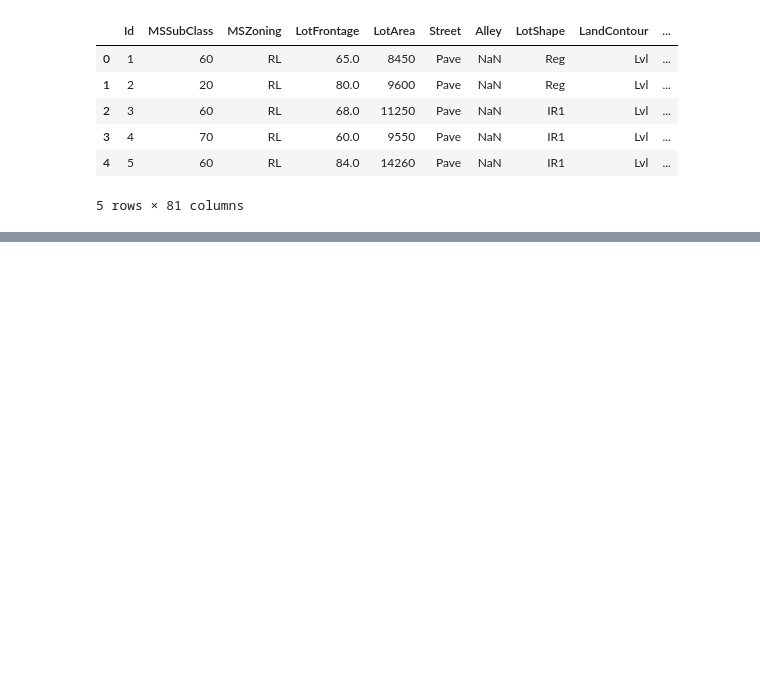
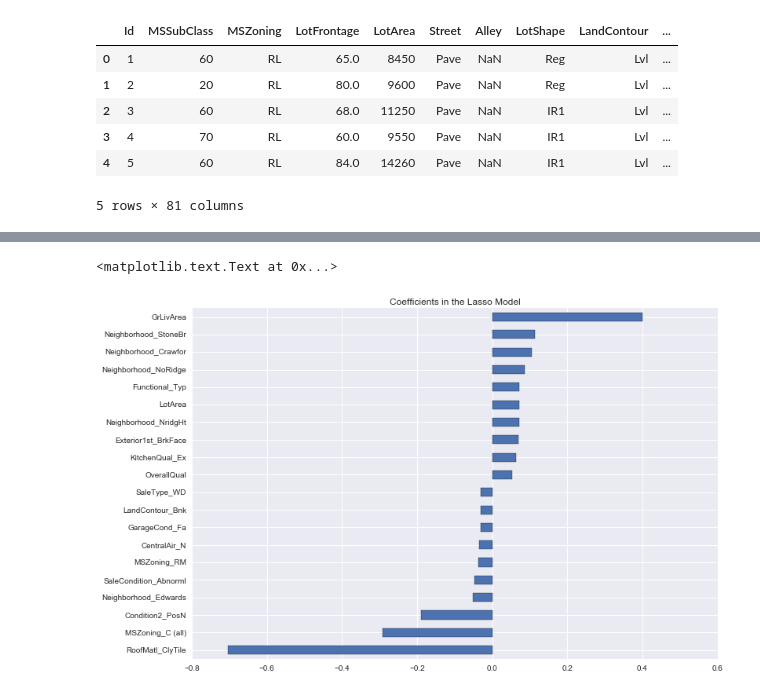
Before and after one commit to Time1ess/MyCodes, a Jupyter notebook: Machine Learning/Python/Kaggle/House Prices-Advanced Regression Techniques/House Prices-Advanced Regression Techniques.ipynb, the cells around one changed output, grey strips where cells are left out. Drawn from its saved outputs; the diff is of its cells as text; code cells hidden in the pictures; blank space fills up the shorter version.

```diff
--- a/Machine Learning/Python/Kaggle/House Prices-Advanced Regression Techniques/House Prices-Advanced Regression Techniques.ipynb
+++ b/Machine Learning/Python/Kaggle/House Prices-Advanced Regression Techniques/House Prices-Advanced Regression Techniques.ipynb
@@ -450,0 +79,2 @@ y.map(np.expm1).hist(bins=100)
+# %%
+lasso = LassoCV(alphas = [1, 0.1, 0.001, 0.0005]).fit(X_train, y)
@@ -450,0 +85,2 @@ y.map(np.expm1).hist(bins=100)
+# %%
+coef = pd.Series(lasso.coef_, index=X_train.columns)
@@ -450,0 +92,9 @@ y.map(np.expm1).hist(bins=100)
+# %%
+important_coef = pd.concat([coef.sort_values().head(10), coef.sort_values().tail(10)])
+# %%
+plt.figure(figsize=(12, 8))
+important_coef.plot(kind='barh')
+plt.title('Coefficients in the Lasso Model')
+# %% [output]
+<matplotlib.text.Text at 0x...>
+[figure, added]
```
Also changed, not shown: parts of 86 cells of this notebook.
